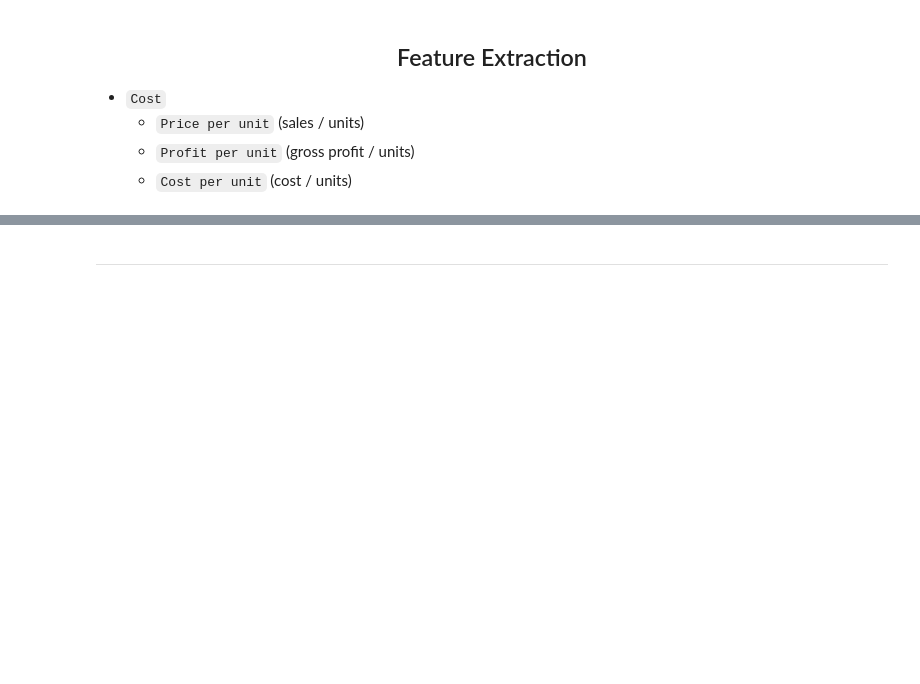
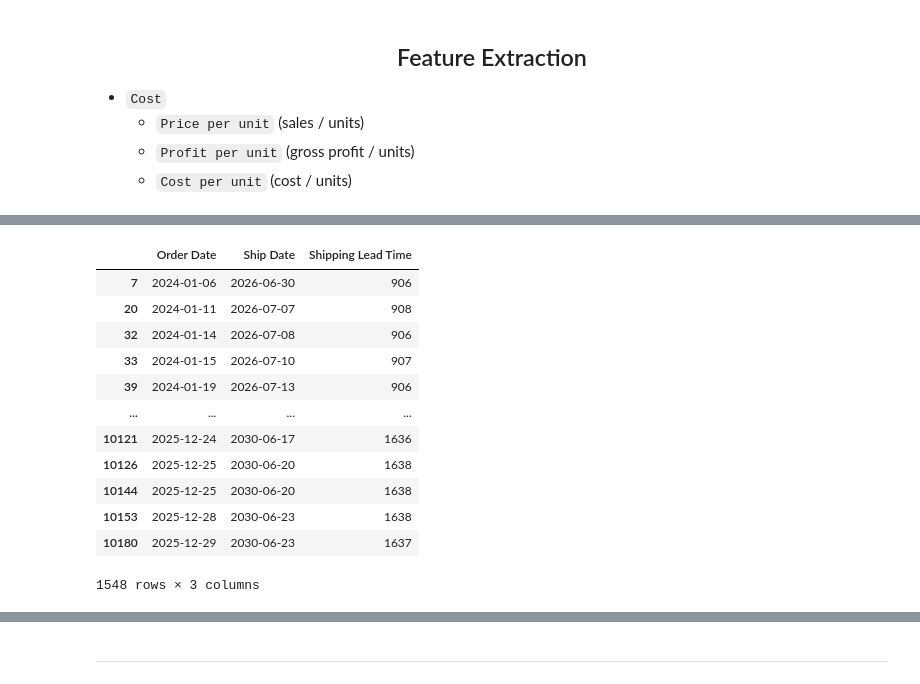
Before and after one commit to Ashura369/PROJECTS, a Jupyter notebook: Factory_to_Customer_Shipping_Route_Efficiency_Analysis/1_Data_cleaning_and_feature_engineering.ipynb, the cells around one changed output, grey strips where cells are left out. Drawn from its saved outputs; the diff is of its cells as text; code cells hidden in the pictures; blank space fills up the shorter version.

```diff
--- a/Factory_to_Customer_Shipping_Route_Efficiency_Analysis/1_Data_cleaning_and_feature_engineering.ipynb
+++ b/Factory_to_Customer_Shipping_Route_Efficiency_Analysis/1_Data_cleaning_and_feature_engineering.ipynb
@@ -197,0 +238,16 @@ with pd.option_context('display.max_columns', None):
+# %%
+df[df['Ship Mode'] == 'First Class'][['Order Date','Ship Date','Shipping Lead Time']]
+# %% [output]
+|  | Order Date | Ship Date | Shipping Lead Time |
+| 7 | 2024-01-06 | 2026-06-30 | 906 |
+| 20 | 2024-01-11 | 2026-07-07 | 908 |
+| 32 | 2024-01-14 | 2026-07-08 | 906 |
+| 33 | 2024-01-15 | 2026-07-10 | 907 |
+| 39 | 2024-01-19 | 2026-07-13 | 906 |
+| ... | ... | ... | ... |
+| 10121 | 2025-12-24 | 2030-06-17 | 1636 |
+| 10126 | 2025-12-25 | 2030-06-20 | 1638 |
+| 10144 | 2025-12-25 | 2030-06-20 | 1638 |
+| 10153 | 2025-12-28 | 2030-06-23 | 1638 |
+| 10180 | 2025-12-29 | 2030-06-23 | 1637 |
+1548 rows × 3 columns
```
Also changed, not shown: parts of 24 cells of this notebook, 2 other files.
